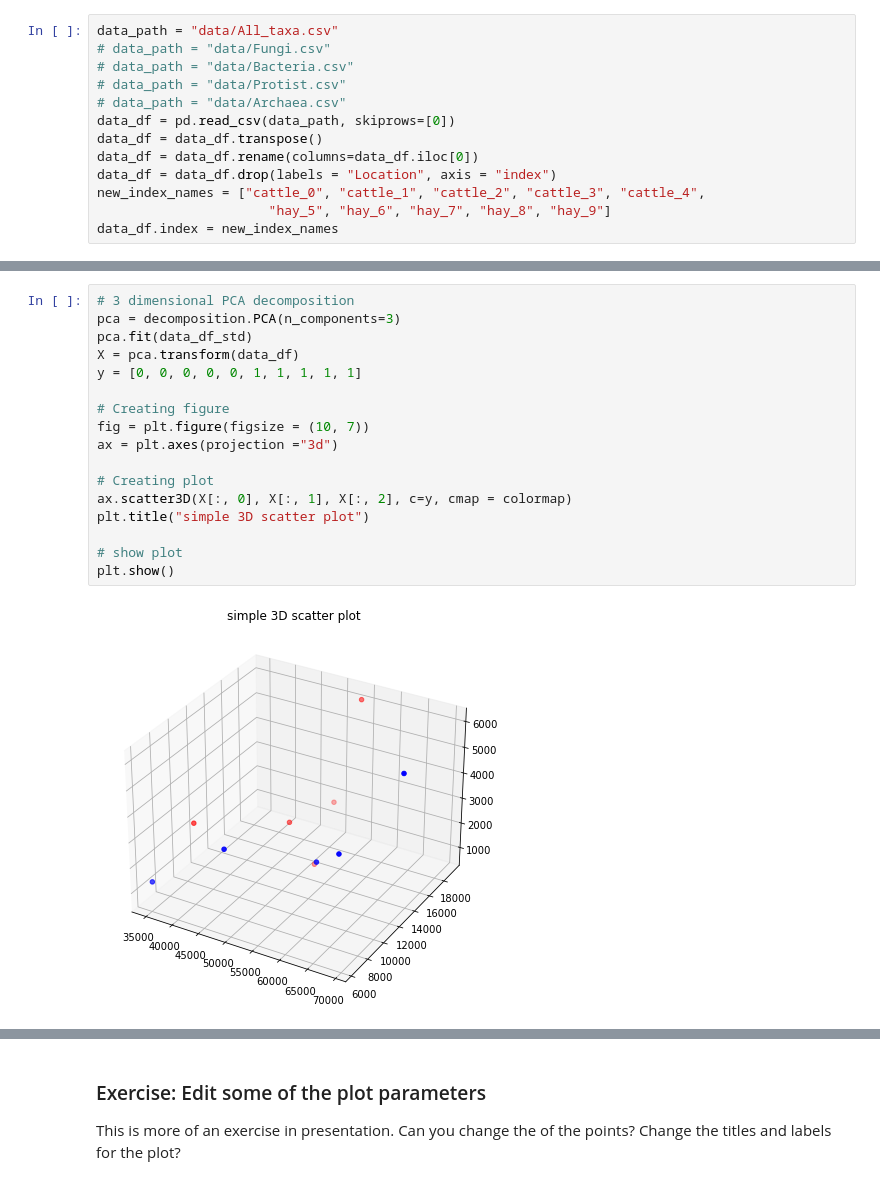
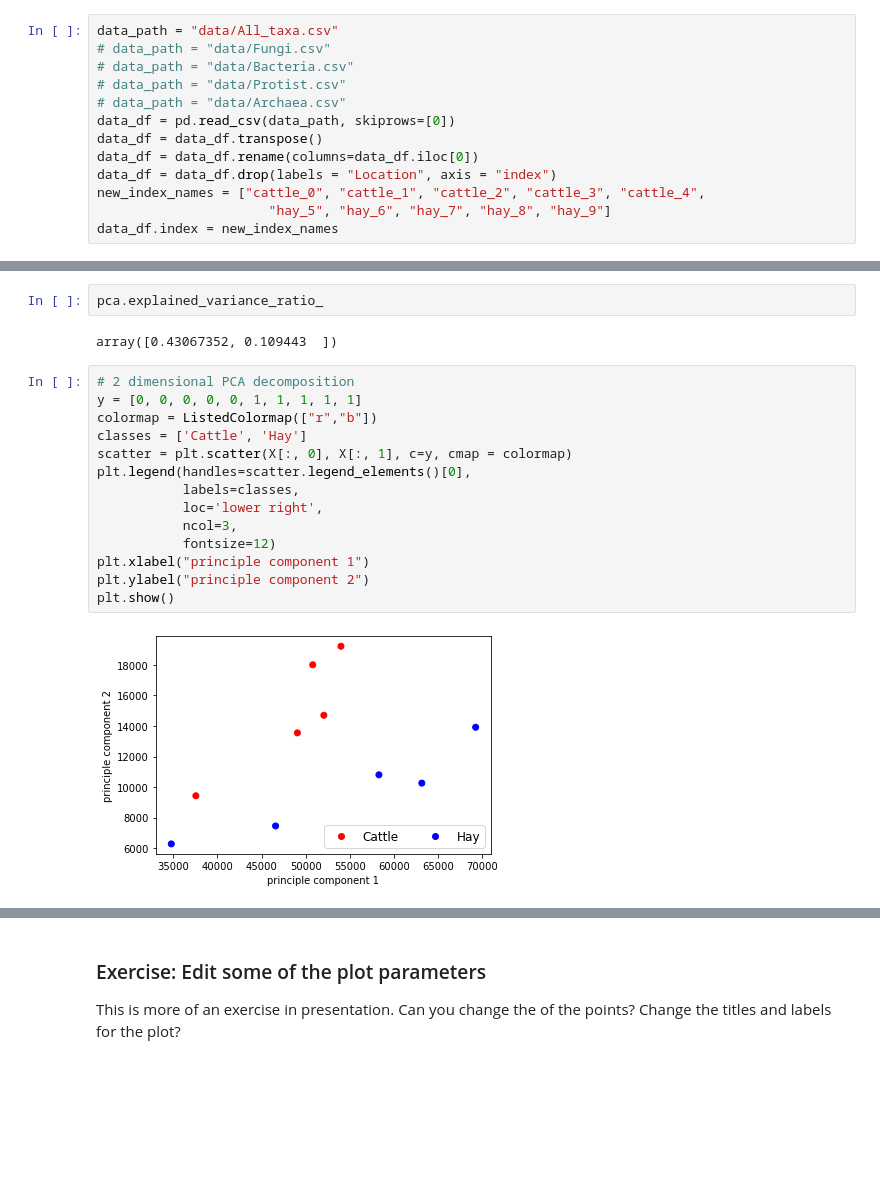
Before and after one commit to crowegian/indigiData_clustering, a Jupyter notebook: Completed Uncovering Structure in Data.ipynb, the cells around one changed output, grey strips where cells are left out. Cells and saved outputs as stored; diff of their text form; blank space fills up the shorter version.

```diff
--- a/Completed Uncovering Structure in Data.ipynb
+++ b/Completed Uncovering Structure in Data.ipynb
@@ -236,19 +351,20 @@ plt.show()
-# %%
-# 3 dimensional PCA decomposition
-pca = decomposition.PCA(n_components=3)
-pca.fit(data_df_std)
-X = pca.transform(data_df)
-y = [0, 0, 0, 0, 0, 1, 1, 1, 1, 1]
-
-# Creating figure
-fig = plt.figure(figsize = (10, 7))
-ax = plt.axes(projection ="3d")
-
-# Creating plot
-ax.scatter3D(X[:, 0], X[:, 1], X[:, 2], c=y, cmap = colormap)
-plt.title("simple 3D scatter plot")
-
-# show plot
-plt.show()
-# %% [output]
-[figure, removed]
+# %%
+pca.explained_variance_ratio_
+# %% [output]
+array([0.43067352, 0.109443  ])
+# %%
+# 2 dimensional PCA decomposition
+y = [0, 0, 0, 0, 0, 1, 1, 1, 1, 1]
+colormap = ListedColormap(["r","b"])
+classes = ['Cattle', 'Hay']
+scatter = plt.scatter(X[:, 0], X[:, 1], c=y, cmap = colormap)
+plt.legend(handles=scatter.legend_elements()[0],
+           labels=classes,
+           loc='lower right',
+           ncol=3,
+           fontsize=12)
+plt.xlabel("principle component 1")
+plt.ylabel("principle component 2")
+plt.show()
+# %% [output]
+[figure, added]
```
Also changed, not shown: parts of 35 cells of this notebook, 1 other file.
